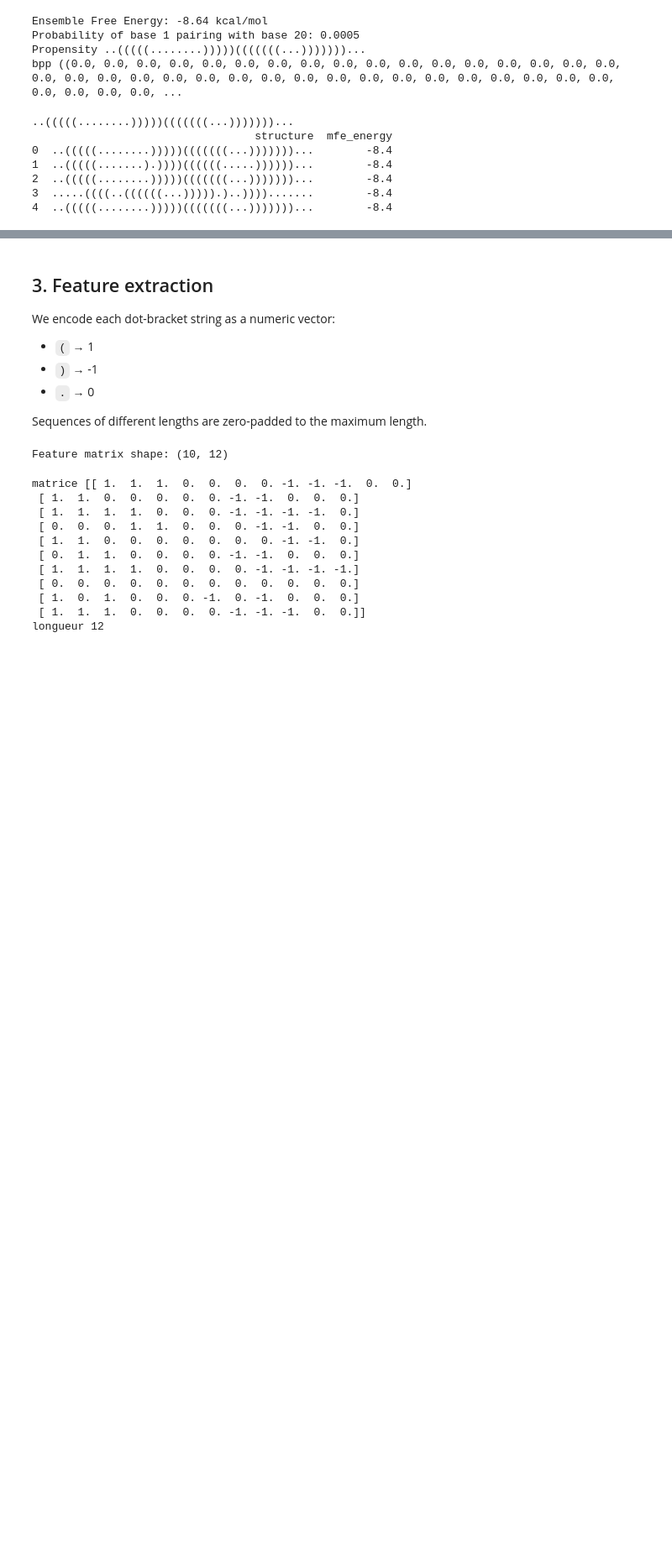
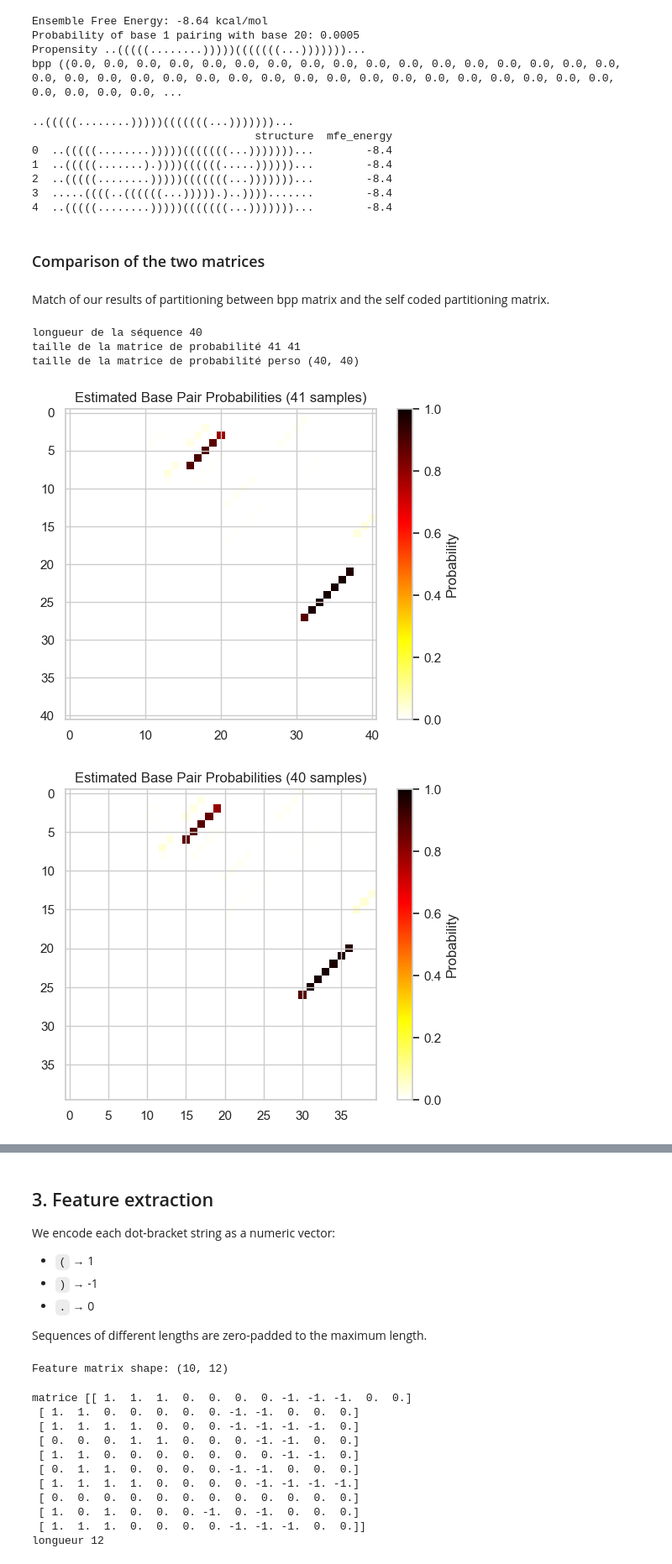
Before and after one commit to beline-y/Clustering-of-RNA-structures, a Jupyter notebook: clustering_rna_structures.ipynb, the cells around one changed output, grey strips where cells are left out. Shown at 84% size. Cells and saved outputs as stored; diff of their text form; code cells hidden in the pictures; blank space fills up the shorter version.

Commit message:
Comparison of the self coded partitioning and bpp

```diff
--- a/clustering_rna_structures.ipynb
+++ b/clustering_rna_structures.ipynb
@@ -86,3 +230,29 @@ print(df_samples.head())
 2  ..(((((........)))))(((((((...)))))))...        -8.4
 3  .....((((..((((((...))))).)..)))).......        -8.4
 4  ..(((((........)))))(((((((...)))))))...        -8.4
+# %% [markdown]
+### Comparison of the two matrices
+# %% [markdown]
+Match of our results of partitioning between bpp matrix and the self coded partitioning matrix.
+# %%
+print("longueur de la séquence", len(sequence))
+print("taille de la matrice de probabilité", len(bpp_matrix), len(bpp_matrix[0]))
+matrix = probability_matrix(df_samples["structure"].tolist())
+print("taille de la matrice de probabilité perso", matrix.shape)
+# %% [output]
+longueur de la séquence 40
+taille de la matrice de probabilité 41 41
+taille de la matrice de probabilité perso (40, 40)
+# %%
+def plot_probability_heatmap(matrix):
+    """Visualizes heatmap of base pair probabilities."""
+    plt.imshow(matrix, cmap='hot_r', vmin=0, vmax=1)
+    plt.title(f"Estimated Base Pair Probabilities ({len(matrix)} samples)")
+    plt.colorbar(label="Probability")
+    plt.show()
+
+plot_probability_heatmap(bpp_matrix)
+plot_probability_heatmap(matrix)
+# %% [output]
+[figure, added]
+[figure, added]
```
Also changed, not shown: parts of 10 cells of this notebook.
